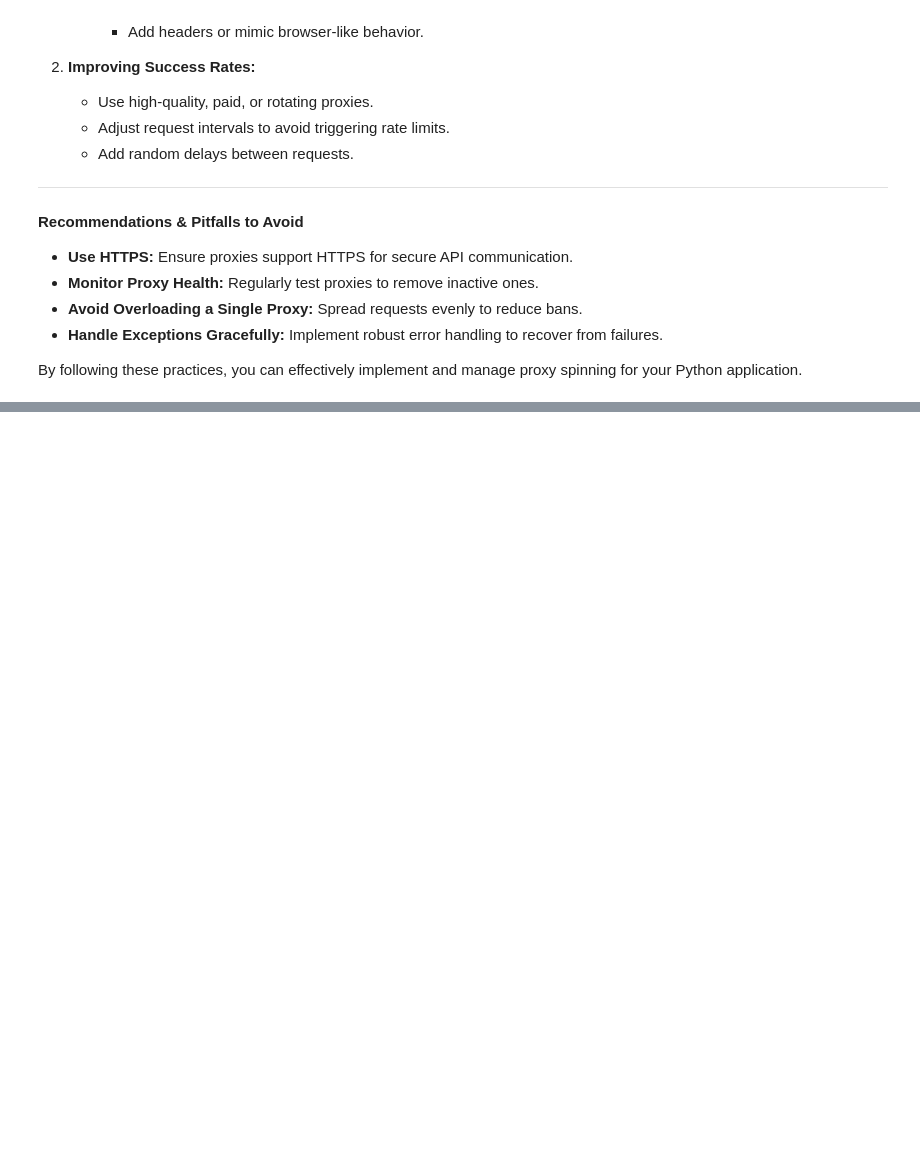
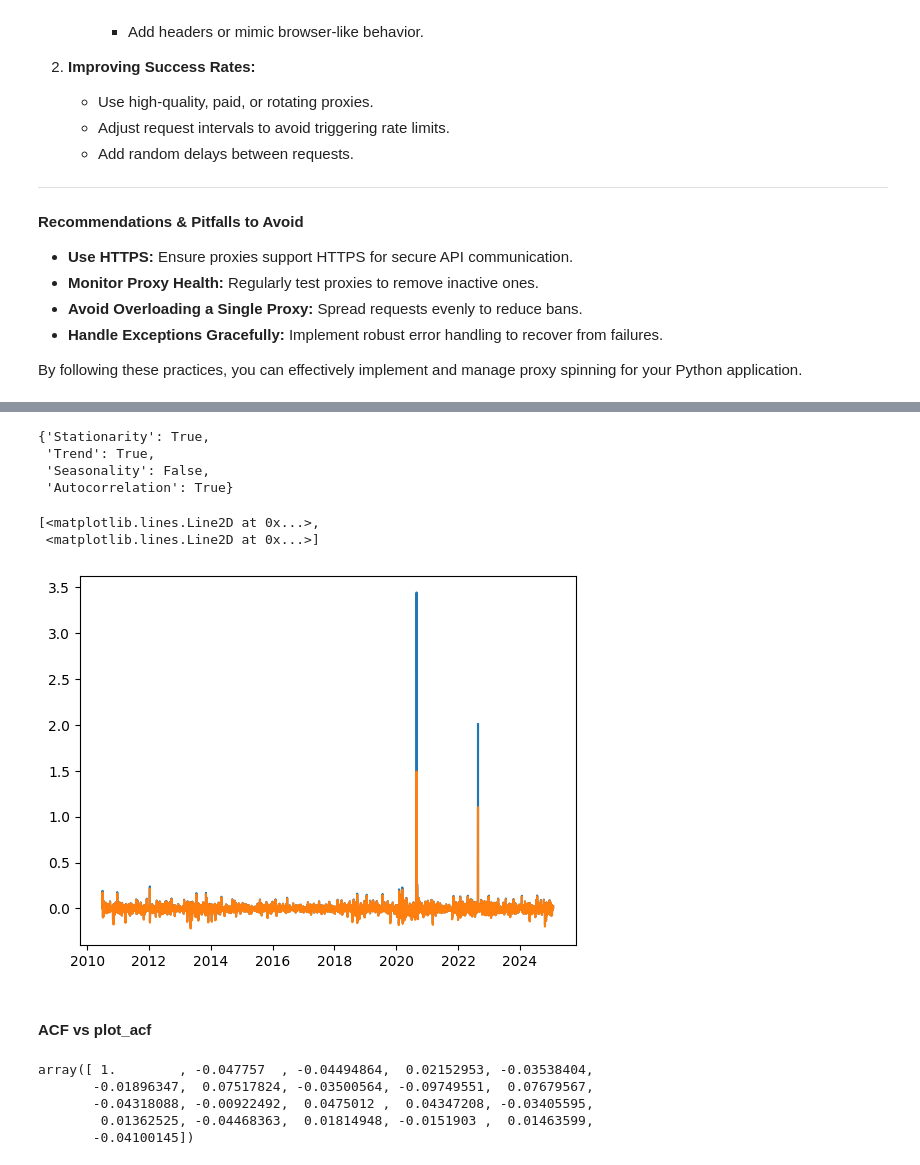
Before and after one commit to JackronyK/Intelligent-Trading-solution, a Jupyter notebook: ITS Work Space.ipynb, the cells around one changed output, grey strips where cells are left out. Drawn from its saved outputs; the diff is of its cells as text; code cells hidden in the pictures; blank space fills up the shorter version.

```diff
--- a/ITS Work Space.ipynb
+++ b/ITS Work Space.ipynb
@@ -1029,0 +817,7 @@ Error with proxy http://216.229.112.25:8080: HTTPSConnectionPool(host='example.c
+# %%
+from  Dr import DataRetrieval
+ticker = "TSLA"
+
+stock = DataRetrieval(ticker=ticker)
+# %%
+hist_df = stock.historical_prices()
@@ -1029,0 +837,14 @@ Error with proxy http://216.229.112.25:8080: HTTPSConnectionPool(host='example.c
+# %%
+import numpy as np
+def hist(hist_df):
+    #hist_df = self.stock.historical_prices()
+    returns_df = (
+        hist_df[['Close']]
+        .pct_change()
+        .dropna()
+        .rename({'Close': 'Returns'}, axis = 1)
+    )
+    returns_df['Log_Returns'] = np.log(returns_df['Returns'] + 1)
+    return returns_df
+# %%
+returns = hist(hist_df)
@@ -1029,0 +981,15 @@ Error with proxy http://216.229.112.25:8080: HTTPSConnectionPool(host='example.c
+# %%
+df_res
+# %% [output]
+{'Stationarity': True,
+ 'Trend': True,
+ 'Seasonality': False,
+ 'Autocorrelation': True}
+# %%
+plt.plot(returns)
+# %% [output]
+[<matplotlib.lines.Line2D at 0x...>,
+ <matplotlib.lines.Line2D at 0x...>]
+[figure, added]
+# %% [markdown]
+#### ACF vs plot_acf
@@ -1029,0 +1008,8 @@ Error with proxy http://216.229.112.25:8080: HTTPSConnectionPool(host='example.c
+# %%
+acf_values
+# %% [output]
+array([ 1.        , -0.047757  , -0.04494864,  0.02152953, -0.03538404,
+       -0.01896347,  0.07517824, -0.03500564, -0.09749551,  0.07679567,
+       -0.04318088, -0.00922492,  0.0475012 ,  0.04347208, -0.03405595,
+        0.01362525, -0.04468363,  0.01814948, -0.0151903 ,  0.01463599,
+       -0.04100145])
```
Also changed, not shown: parts of 120 cells of this notebook, 4 other files.
